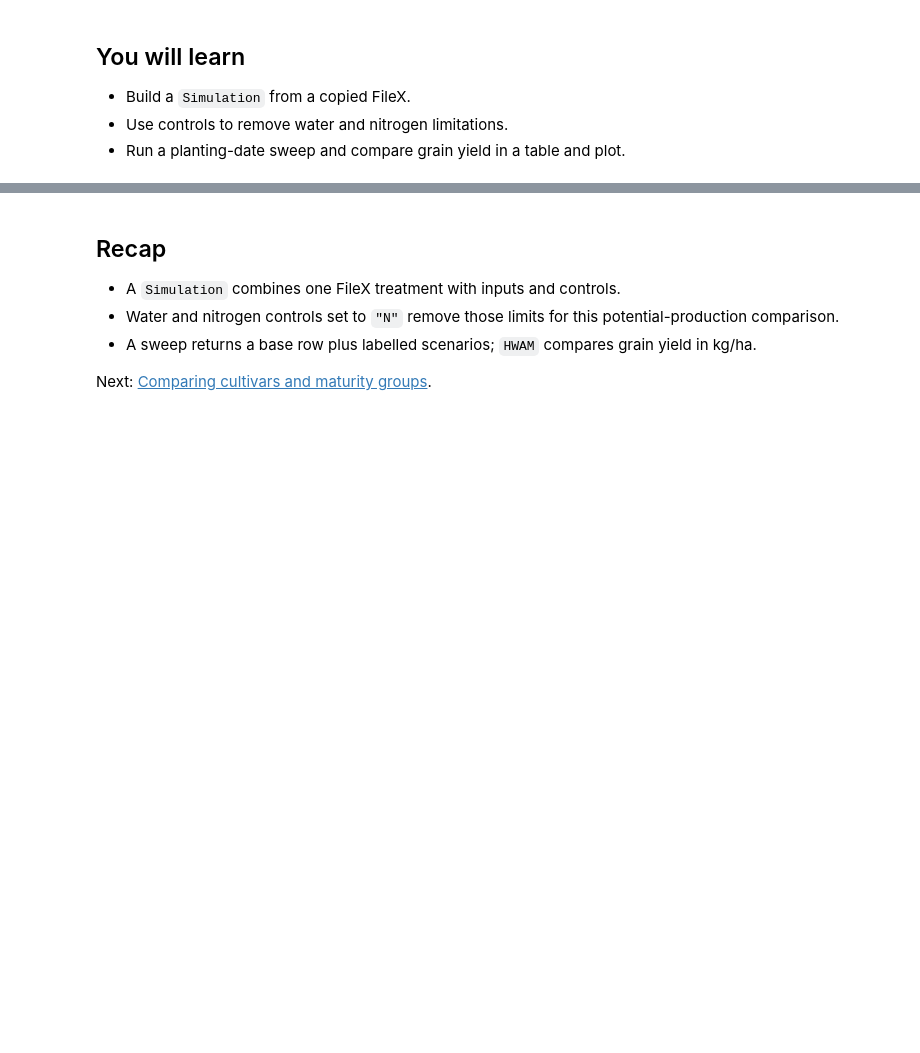
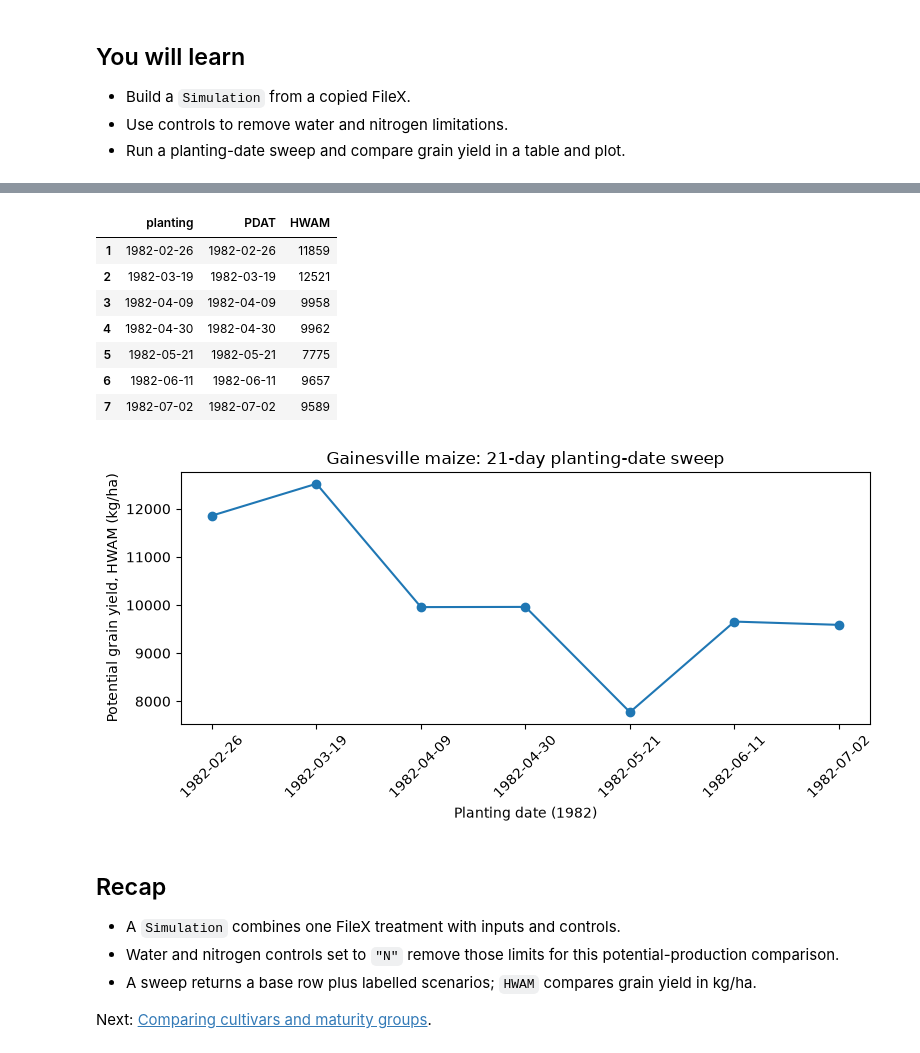
Before and after one commit to AbdelrahmanAmr3/dssatlab, a Jupyter notebook: course/02_planting_dates/lesson.ipynb, the cells around one changed output, grey strips where cells are left out. Saved outputs shown, nothing was run; the diff lists cells and outputs as text; code cells hidden in the pictures; blank space fills up the shorter version.

```diff
--- a/course/02_planting_dates/lesson.ipynb
+++ b/course/02_planting_dates/lesson.ipynb
@@ -267,3 +157,49 @@ spacing_days
+# %%
+spacing_days = 21
+# Rebuild and run the exercise, then show its table and plot.
+exercise_inputs = {
+    "filex": RUNS / "UFGA8201.MZX",
+    "weather": RUNS / "UFGA8201.WTH",
+    "soil": RUNS / "SOIL.SOL",
+    "executable": dssat,
+}
+exercise_experiment = {"treatments": {1: {"controls": {"water": "N", "nitrogen": "N"}}}}
+exercise_planting = {
+    "method": "S",
+    "distribution": "R",
+    "population": 7.2,
+    "emergence_population": 7.2,
+    "row_spacing": 61,
+    "row_direction": 0,
+    "depth": 7,
+    "sprout_length": 0,
+}
+first_date = date(1982, 2, 26)
+exercise_dates = [(first_date + timedelta(days=spacing_days * i)).isoformat() for i in range(7)]
+exercise_factors = {"planting": {day: dict(exercise_planting, date=day) for day in exercise_dates}}
+exercise_rows = dl.run_sweep(**exercise_inputs, treatments=[1],
+                             management=exercise_experiment, factors=exercise_factors)
+exercise_results = dl.to_dataframe(exercise_rows)
+exercise_comparison = exercise_results.loc[
+    exercise_results["scenario"] != "base", ["planting", "PDAT", "HWAM"]
+].copy()
+display(exercise_comparison)
+ax = exercise_comparison.plot(x="planting", y="HWAM", marker="o", legend=False, figsize=(8, 4))
+ax.set(xlabel="Planting date (1982)", ylabel="Potential grain yield, HWAM (kg/ha)",
+       title=f"Gainesville maize: {spacing_days}-day planting-date sweep")
+ax.tick_params(axis="x", labelrotation=45)
+plt.tight_layout()
+plt.show()
+# %% [output]
+|  | planting | PDAT | HWAM |
+| 1 | 1982-02-26 | 1982-02-26 | 11859 |
+| 2 | 1982-03-19 | 1982-03-19 | 12521 |
+| 3 | 1982-04-09 | 1982-04-09 | 9958 |
+| 4 | 1982-04-30 | 1982-04-30 | 9962 |
+| 5 | 1982-05-21 | 1982-05-21 | 7775 |
+| 6 | 1982-06-11 | 1982-06-11 | 9657 |
+| 7 | 1982-07-02 | 1982-07-02 | 9589 |
+[figure, added]
 # %% [markdown]
 ## Recap
 
```
Also changed, not shown: parts of 61 cells of this notebook, 1 other file.
